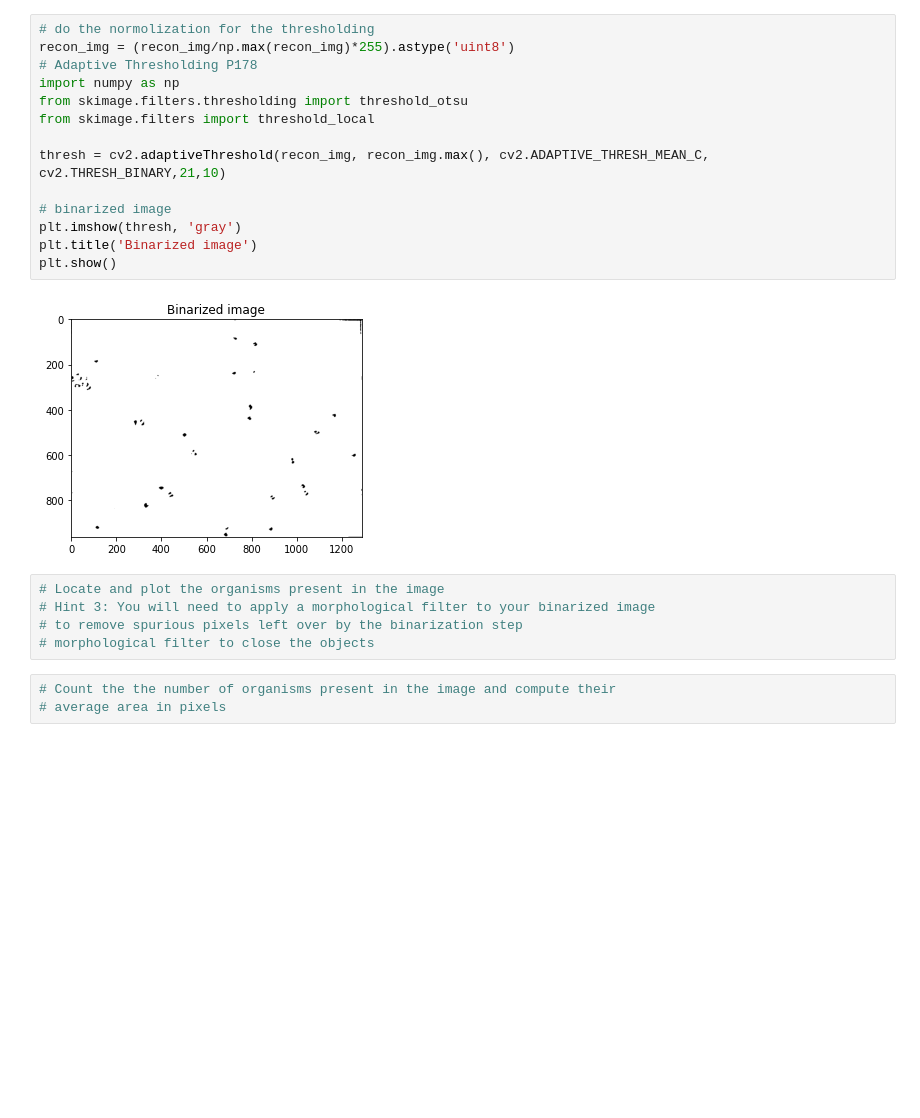
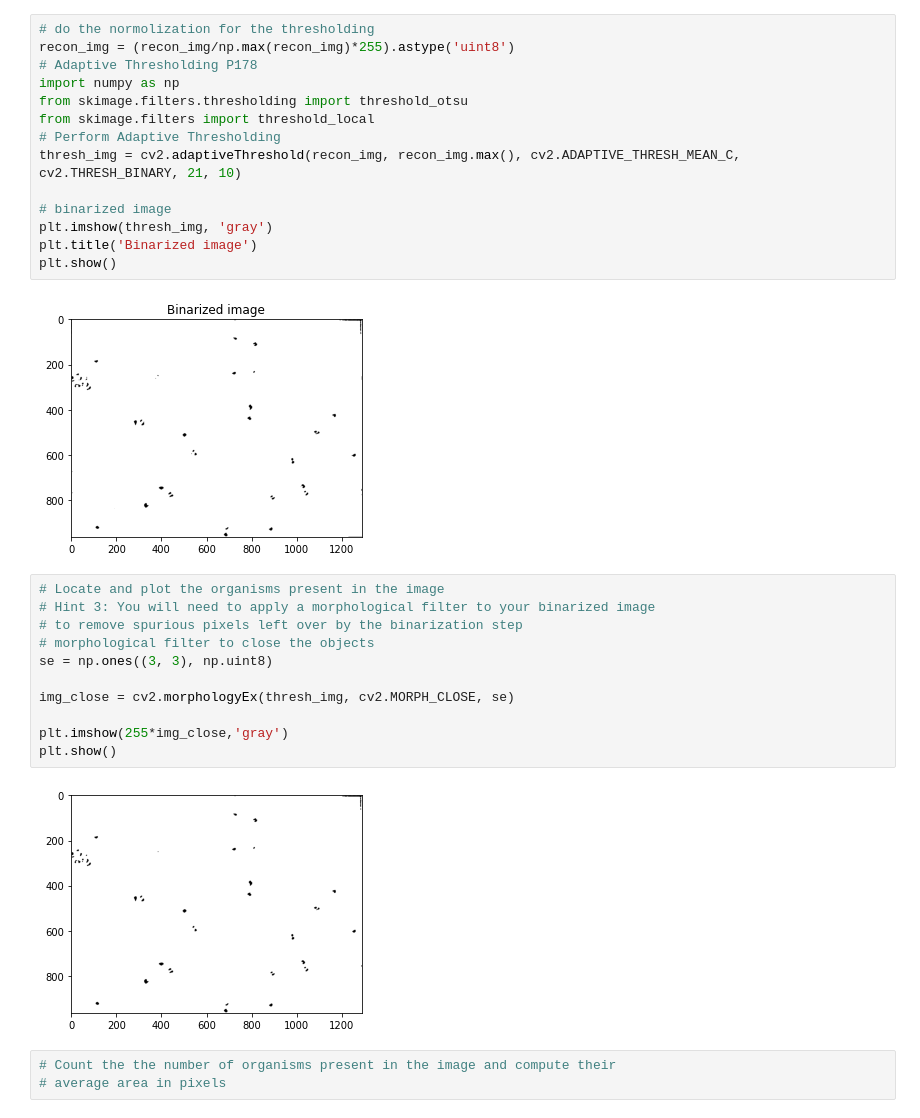
Before and after one commit to Henry-Medeiros/programming-challenge-3-linquan17, a Jupyter notebook: Programming_Challenge_3.ipynb, the cells around one changed output. Drawn from its saved outputs; the diff is of its cells as text; blank space fills up the shorter version.

```diff
--- a/Programming_Challenge_3.ipynb
+++ b/Programming_Challenge_3.ipynb
@@ -72,11 +72,11 @@ recon_img = (recon_img/np.max(recon_img)*255).astype('uint8')
 import numpy as np
 from skimage.filters.thresholding import threshold_otsu
 from skimage.filters import threshold_local
-
-thresh = cv2.adaptiveThreshold(recon_img, recon_img.max(), cv2.ADAPTIVE_THRESH_MEAN_C, cv2.THRESH_BINARY,21,10)
+# Perform Adaptive Thresholding
+thresh_img = cv2.adaptiveThreshold(recon_img, recon_img.max(), cv2.ADAPTIVE_THRESH_MEAN_C, cv2.THRESH_BINARY, 21, 10)
 
 # binarized image
-plt.imshow(thresh, 'gray')
+plt.imshow(thresh_img, 'gray')
 plt.title('Binarized image')
 plt.show()
 # %% [output]
@@ -84,8 +84,16 @@ plt.show()
 # %%
 # Locate and plot the organisms present in the image
 # Hint 3: You will need to apply a morphological filter to your binarized image
 # to remove spurious pixels left over by the binarization step
 # morphological filter to close the objects
+se = np.ones((3, 3), np.uint8)
+
+img_close = cv2.morphologyEx(thresh_img, cv2.MORPH_CLOSE, se)
+
+plt.imshow(255*img_close,'gray')
+plt.show()
+# %% [output]
+[figure, added]
 # %%
 # Count the the number of organisms present in the image and compute their
 # average area in pixels
```
